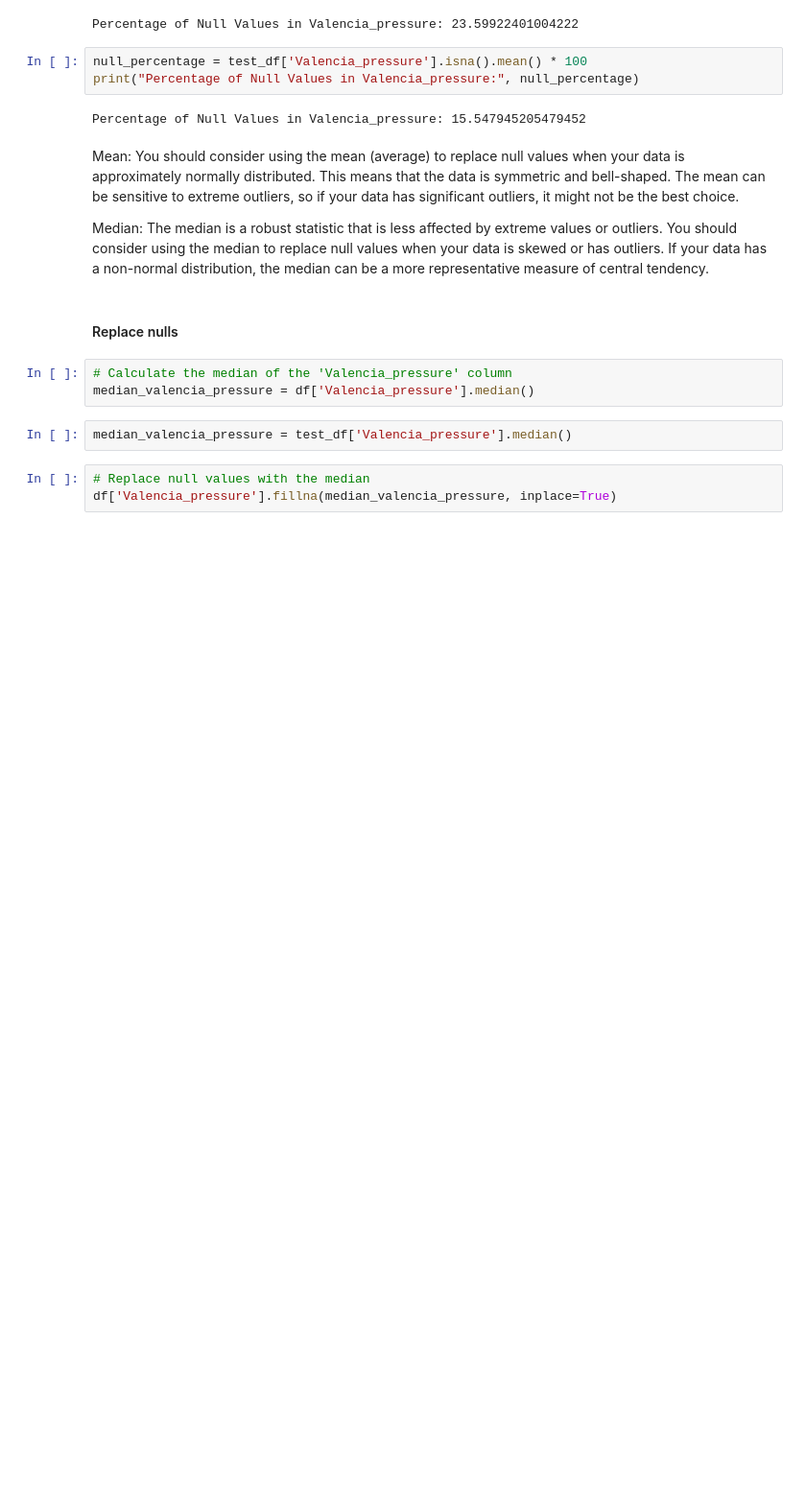
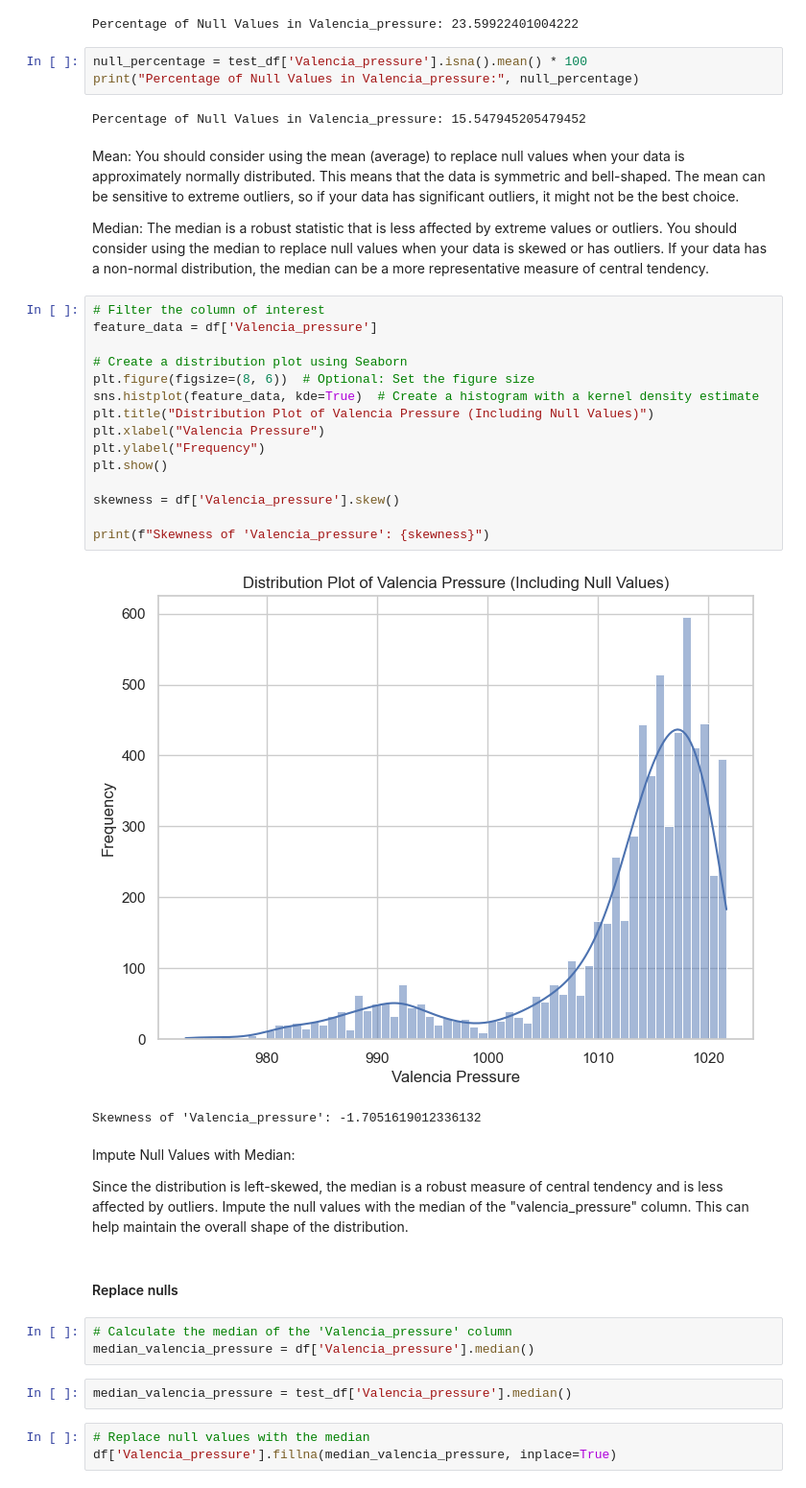
Before and after one commit to Reegs001220/Regression-sprint-2307FTDS-Team-DN1, a Jupyter notebook: Advanced-Regression-Starter-Data/starter-notebook.ipynb, the cells around one changed output. Shown at 96% size. Drawn from its saved outputs; the diff is of its cells as text; blank space fills up the shorter version.

```diff
--- a/Advanced-Regression-Starter-Data/starter-notebook.ipynb
+++ b/Advanced-Regression-Starter-Data/starter-notebook.ipynb
@@ -294,6 +278,28 @@ Percentage of Null Values in Valencia_pressure: 15.547945205479452
 Mean: You should consider using the mean (average) to replace null values when your data is approximately normally distributed. This means that the data is symmetric and bell-shaped. The mean can be sensitive to extreme outliers, so if your data has significant outliers, it might not be the best choice.
 
 Median: The median is a robust statistic that is less affected by extreme values or outliers. You should consider using the median to replace null values when your data is skewed or has outliers. If your data has a non-normal distribution, the median can be a more representative measure of central tendency.
+# %%
+# Filter the column of interest
+feature_data = df['Valencia_pressure']
+
+# Create a distribution plot using Seaborn
+plt.figure(figsize=(8, 6))  # Optional: Set the figure size
+sns.histplot(feature_data, kde=True)  # Create a histogram with a kernel density estimate
+plt.title("Distribution Plot of Valencia Pressure (Including Null Values)")
+plt.xlabel("Valencia Pressure")
+plt.ylabel("Frequency")
+plt.show()
+
+skewness = df['Valencia_pressure'].skew()
+
+print(f"Skewness of 'Valencia_pressure': {skewness}")
+# %% [output]
+[figure, added]
+Skewness of 'Valencia_pressure': -1.7051619012336132
+# %% [markdown]
+Impute Null Values with Median:
+
+Since the distribution is left-skewed, the median is a robust measure of central tendency and is less affected by outliers. Impute the null values with the median of the "valencia_pressure" column. This can help maintain the overall shape of the distribution.
 # %% [markdown]
 #### Replace nulls
 # %%
```
Also changed, not shown: parts of 61 cells of this notebook, 12 other files.
